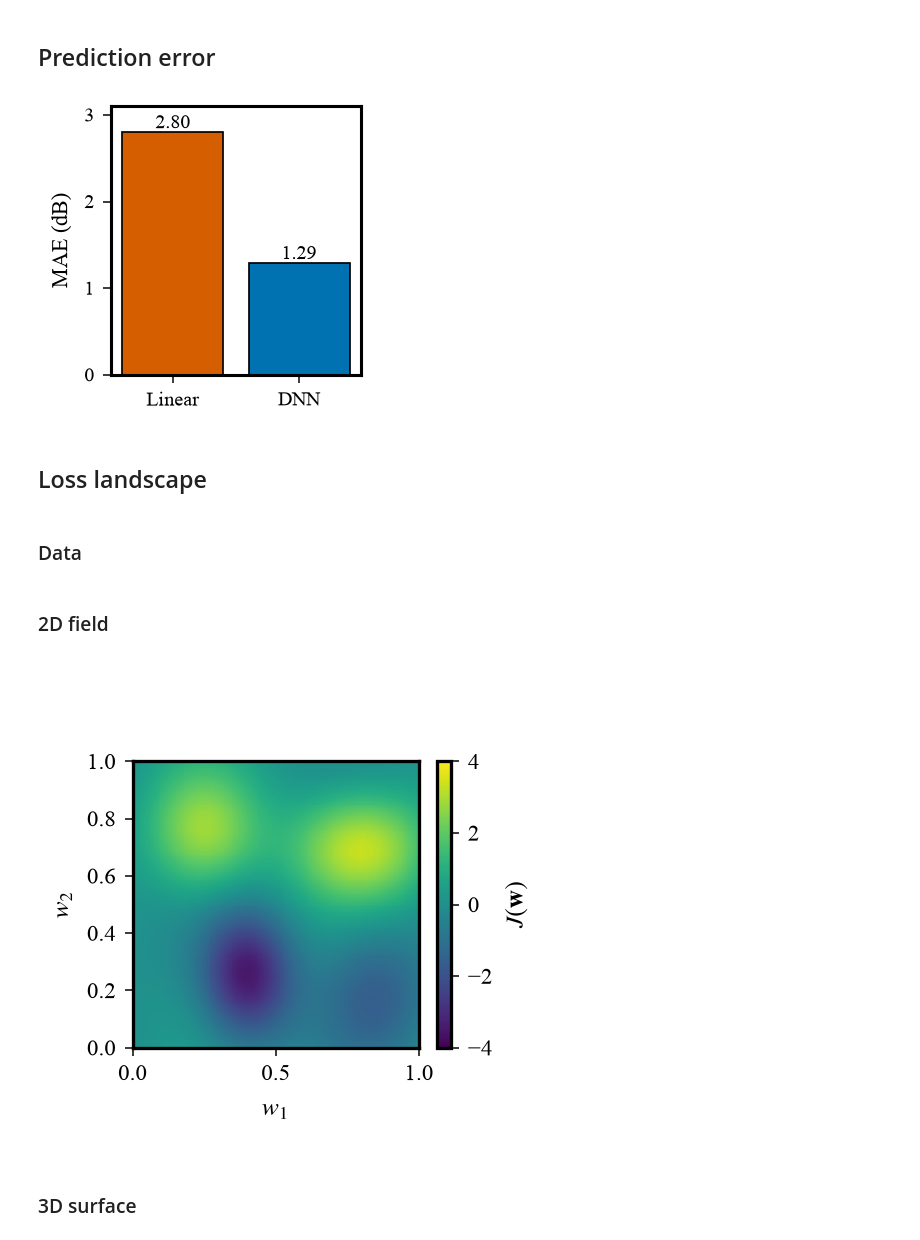
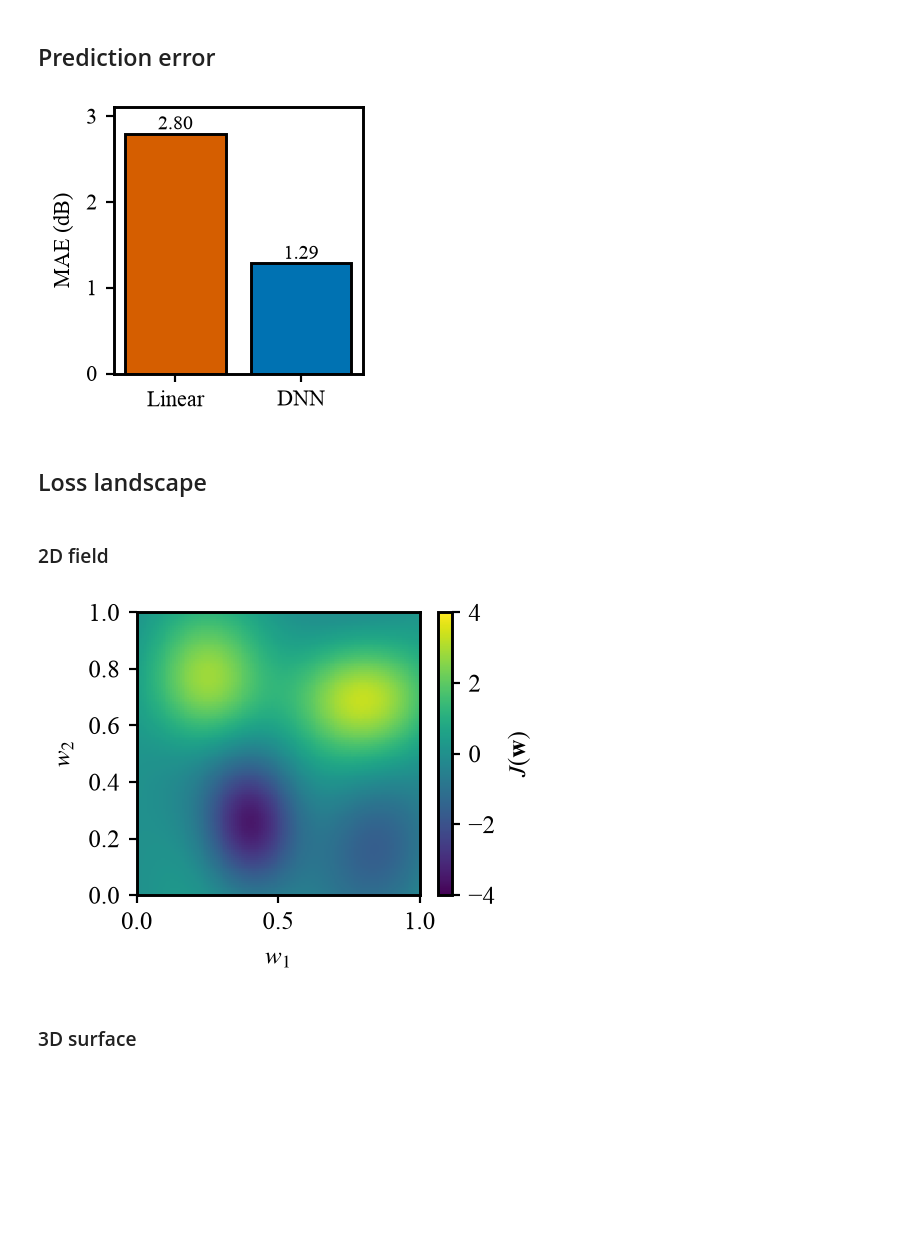
Before and after one commit to PentagonToy/Hedgehogs, a Jupyter notebook: tutorials/plots.ipynb, the cells around one changed output. Drawn from its saved outputs; the diff is of its cells as text; code cells hidden in the pictures; blank space fills up the shorter version.

```diff
--- a/tutorials/plots.ipynb
+++ b/tutorials/plots.ipynb
@@ -9,9 +12,10 @@ import hedgehogs as hdg
 # %% [markdown]
 ## Figure configuration
 # %%
+# Set the figure size, palette and output directory
 FIG_X, FIG_Y = hdg.figsize(name="science", column="single")
 PALETTE = hdg.get_palette(palette="okabe-ito")
-hdg.set_style()
+hdg.set_style(figure_size=(FIG_X, FIG_Y), palette="okabe-ito")
 
 FIGURE_DIR = Path.cwd() / "output" / "figures"
 FIGURE_DIR.mkdir(parents=True, exist_ok=True)
@@ -76,6 +78,7 @@ hdg.plots.show()
 # %% [markdown]
 ## Prediction error
 # %%
+# Compare mean absolute prediction errors
 mae = [
     np.mean(np.abs(linear_spl - measured_spl)),
     np.mean(np.abs(dnn_spl - measured_spl)),
@@ -86,12 +89,10 @@ bars = ax.bar(["Linear", "DNN"], mae, color=[PALETTE["red"], PALETTE["blue"]])
 ax.bar_label(bars, fmt="%.2f")
 ax.set_ylabel("MAE (dB)")
 
-hdg.plots.save(FIGURE_DIR / "prediction_error.png", dpi=300, transparent=True)
-hdg.plots.show()
+hdg.plots.save(FIGURE_DIR / "prediction_error.png", fig=fig, dpi=300, transparent=True)
+hdg.plots.show(fig=fig)
 # %% [output]
-[figure, old version]
+[figure, new version]
 # %% [markdown]
 ## Loss landscape
-# %% [markdown]
-### Data
 # %%
@@ -108,17 +110,18 @@ loss = (
 # %% [markdown]
 ### 2D field
 # %%
+# Plot the loss field with a colour scale
 fig, ax = plt.subplots(figsize=(FIG_X * 1.5, FIG_Y * 1.5))
 image = ax.pcolormesh(W1, W2, loss, cmap="viridis", shading="auto",
                       vmin=-4, vmax=4, rasterized=True)
 ax.set(xlabel=r"$w_1$", ylabel=r"$w_2$", xlim=(0, 1), ylim=(0, 1))
 fig.colorbar(image, ax=ax, label=r"$J(\mathbf{w})$")
 
-hdg.plots.square(True)
-hdg.plots.save(FIGURE_DIR / "loss_landscape_2d.pdf", dpi=300, transparent=True)
-hdg.plots.show()
+hdg.plots.square()
+hdg.plots.save(FIGURE_DIR / "loss_landscape_2d.pdf", fig=fig, dpi=300, transparent=True)
+hdg.plots.show(fig=fig)
 # %% [output]
-[figure, old version]
+[figure, new version]
 # %% [markdown]
 ### 3D surface
 # %%
```
Also changed, not shown: parts of 19 cells of this notebook, 38 other files.
